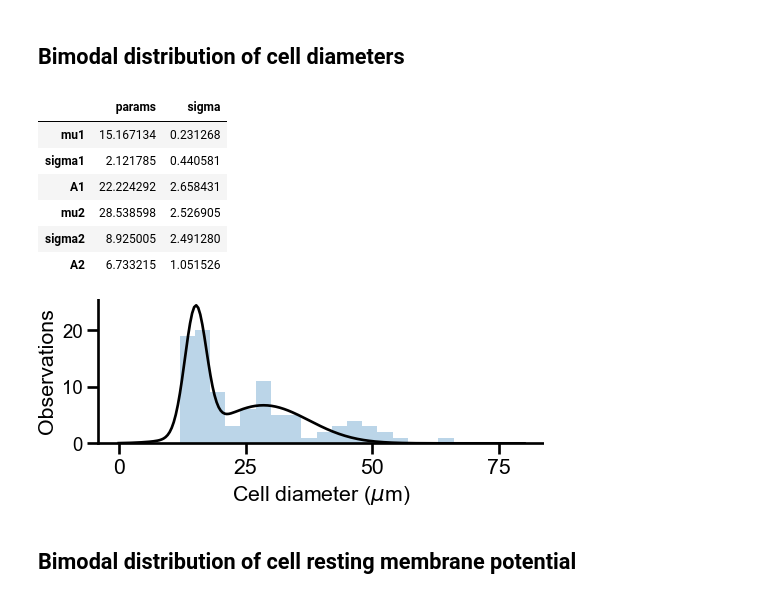
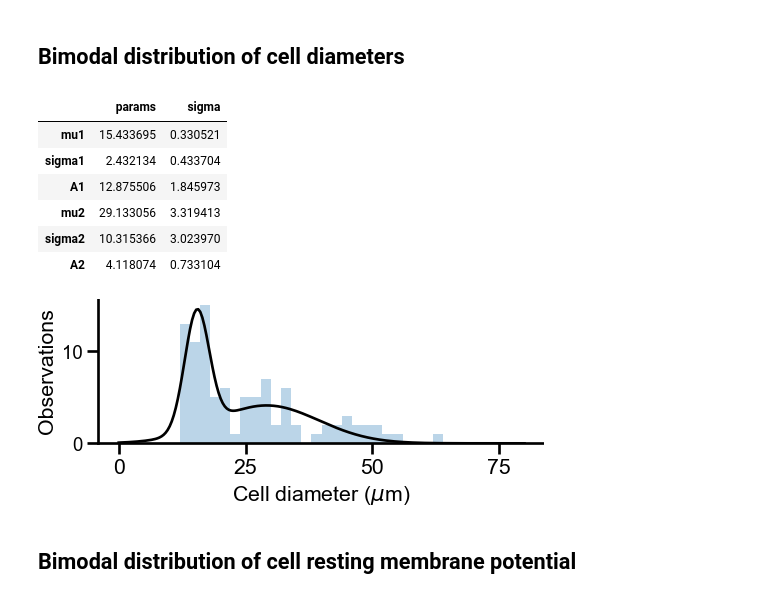
Before and after one commit to JoseGuzman/retinoblastoma, a Jupyter notebook: K-means.ipynb, the cells around one changed output. Cells and saved outputs as stored; diff of their text form; code cells hidden in the pictures.

```diff
--- a/K-means.ipynb
+++ b/K-means.ipynb
@@ -17,10 +17,9 @@ Populating the interactive namespace from numpy and matplotlib
 # %% [markdown]
 # Load data
 # %%
-mypath = 'https://github.com/skim2021/retinoblastoma/blob/main/cell_data.csv'
-mydata = pd.read_csv('./DataSets/cell_data.csv')
+mydata = pd.read_csv('./DataSets/Y79_data.csv', index_col='uid')
 print(f'{mydata.shape[0]} observations')
-mydata.head()
+mydata
 # %% [output]
 95 observations
 |  | diameter | Vmb |
@@ -54,33 +61,34 @@ from scipy.optimize import curve_fit
 # %%
 diameters = mydata.diameter.values
 
 plt.figure(figsize=(6,2))
-mybins = np.arange(0,80,3)
+mybins = np.arange(0,80,2)
 y, x, _ = plt.hist(diameters, mybins, color='C0', alpha =0.3)
 
 x=(x[1:]+x[:-1])/2 # for len(x)==len(y)
 
 expected = (15, 10, 20, 50, 20, 10)
 
 params,cov = curve_fit(bimodal,x,y,expected)
 xfit = np.linspace(0,80,200)
+
 plt.plot(xfit,bimodal(xfit,*params), color='k', lw=2)
 plt.ylabel('Observations');
 plt.xlabel('Cell diameter ($\mu$m)');
 plt.xticks(np.arange(0,100,25));
 
 sigma = np.sqrt(np.diag(cov))
 fit_diam = pd.DataFrame(data={'params':params,'sigma':sigma},index=bimodal.__code__.co_varnames[1:])
 fit_diam
 # %% [output]
 |  | params | sigma |
-| mu1 | 15.167134 | 0.231268 |
-| sigma1 | 2.121785 | 0.440581 |
-| A1 | 22.224292 | 2.658431 |
-| mu2 | 28.538598 | 2.526905 |
-| sigma2 | 8.925005 | 2.491280 |
-| A2 | 6.733215 | 1.051526 |
+| mu1 | 15.433695 | 0.330521 |
+| sigma1 | 2.432134 | 0.433704 |
+| A1 | 12.875506 | 1.845973 |
+| mu2 | 29.133056 | 3.319413 |
+| sigma2 | 10.315366 | 3.023970 |
+| A2 | 4.118074 | 0.733104 |
-[figure, old version]
+[figure, new version]
 # %% [markdown]
 ## Bimodal distribution of cell resting membrane potential
 # %%
```
Also changed, not shown: parts of 14 cells of this notebook.
